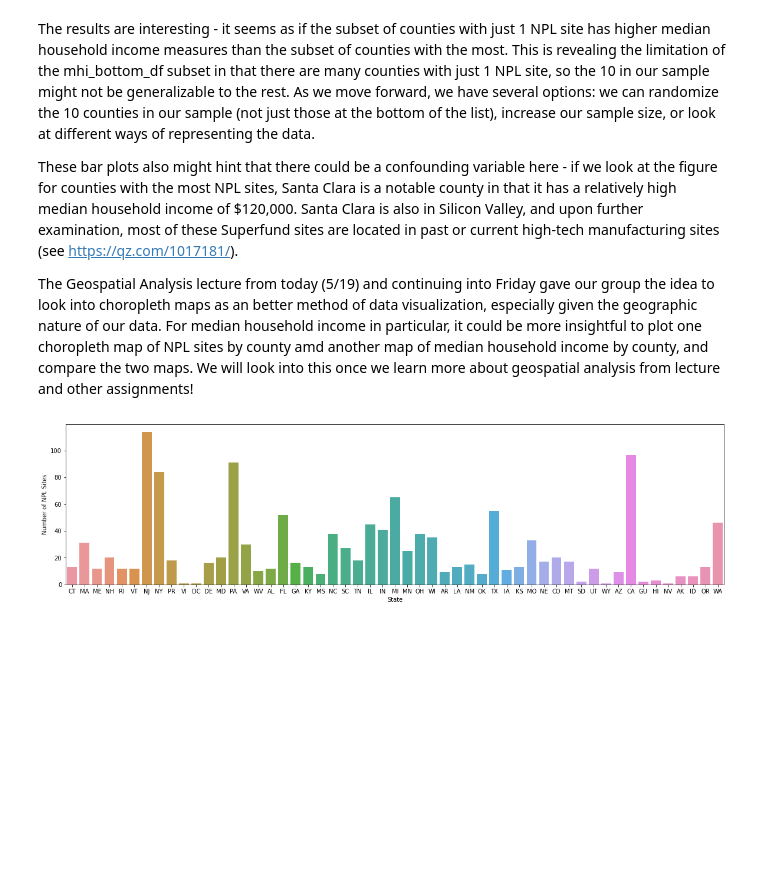
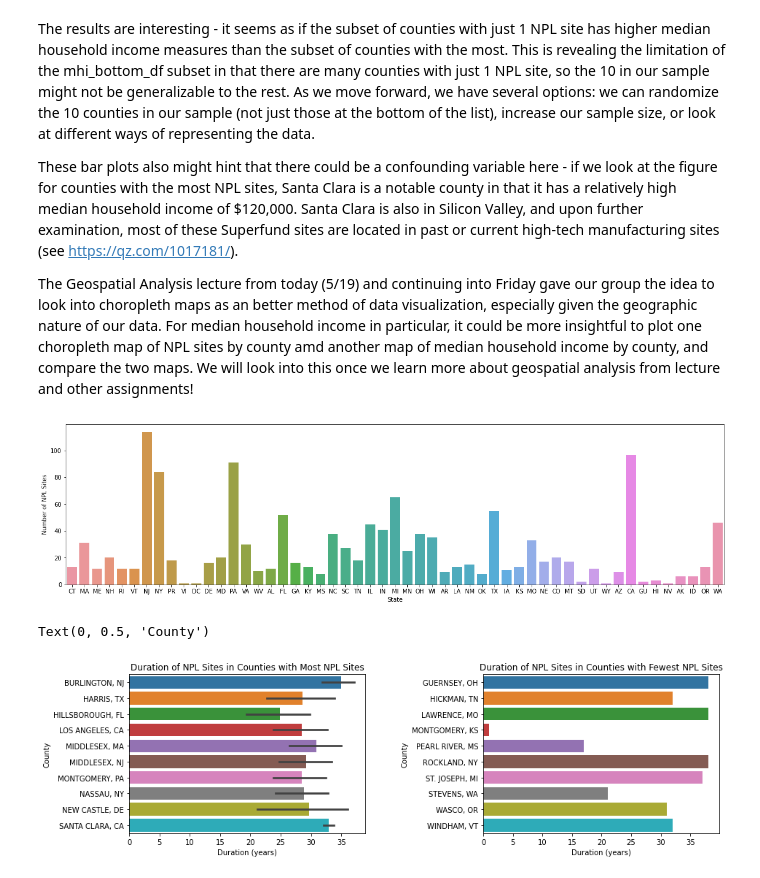
Before and after one commit to jeinuh/superfund-project, a Jupyter notebook: EDACheckpoint_group011.ipynb, the cells around one changed output. Saved outputs shown, nothing was run; the diff lists cells and outputs as text; code cells hidden in the pictures; blank space fills up the shorter version.

Commit message:
Adding basic plots

```diff
--- a/EDACheckpoint_group011.ipynb
+++ b/EDACheckpoint_group011.ipynb
@@ -329,3 +329,29 @@ ax.set(xlabel='State', ylabel='Number of NPL Sites')
 plt.show()
 # %% [output]
 [figure]
+# %%
+site_duration = county_df[['site name','duration', 'county', 'npl status date']]
+site_duration.rename({'npl status date': 'year'}, axis=1, inplace=True)
+site_duration['year'] = site_duration['year'].str[-4:]
+site_duration = site_duration.astype({"year": int})
+counties = site_duration['county'].value_counts().index.tolist()
+top_10 = counties[0:10]
+bottom_10 = counties[506:516]
+site_duration_top = site_duration[site_duration['county'].isin(top_10)]
+site_duration_bottom = site_duration[site_duration['county'].isin(bottom_10)]
+# %%
+fig, ax =plt.subplots(1,2)
+plt.subplots_adjust(left=None, bottom=None, right=2, top=None, wspace=0.5, hspace=None)
+
+ax1 = sns.barplot(x="duration", y="county", data=site_duration_top, ax=ax[0])
+ax1.set_title('Duration of NPL Sites in Counties with Most NPL Sites')
+ax1.set_xlabel('Duration (years)')
+ax1.set_ylabel('County')
+
+ax2 = sns.barplot(x="duration", y="county", data=site_duration_bottom, ax=ax[1])
+ax2.set_title('Duration of NPL Sites in Counties with Fewest NPL Sites')
+ax2.set_xlabel('Duration (years)')
+ax2.set_ylabel('County')
+# %% [output]
+Text(0, 0.5, 'County')
+[figure, added]
```
Also changed, not shown: parts of 6 cells of this notebook.
